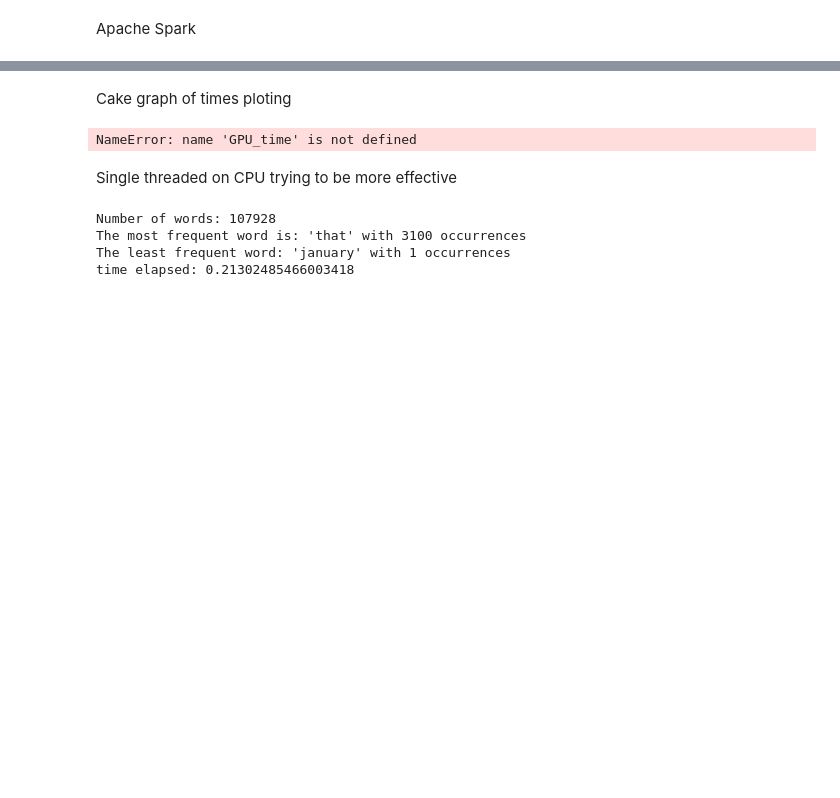
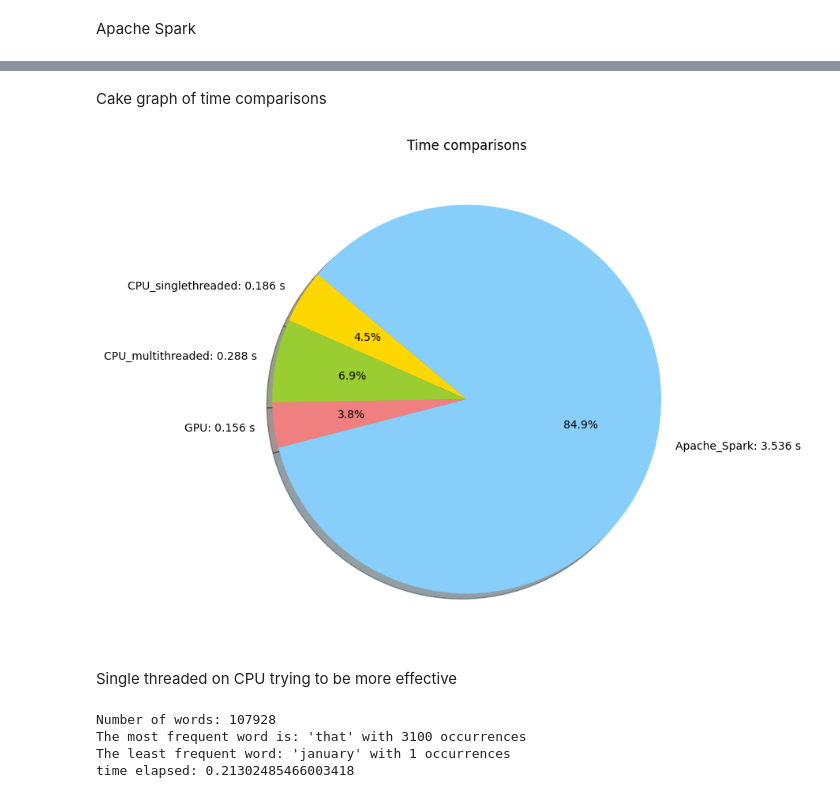
Before and after one commit to Fisev/PZP-Project, a Jupyter notebook: Project.ipynb, the cells around one changed output, grey strips where cells are left out. Drawn from its saved outputs; the diff is of its cells as text; code cells hidden in the pictures; blank space fills up the shorter version.

```diff
--- a/Project.ipynb
+++ b/Project.ipynb
@@ -316,23 +316,24 @@ time elapsed: 2.31203293800354
 # %% [markdown]
-Cake graph of times ploting
+Cake graph of time comparisons
 # %%
 import matplotlib.pyplot as plt
 
-labels = ['CPU_singlethreaded', 'CPU_multithreaded', 'GPU', 'Apache_Spark']
+labels = [f"CPU_singlethreaded: {CPU_single_thread_time:.3f} s", f"CPU_multithreaded: {CPU_multi_thread_time:.3f} s", f"GPU: {GPU_time:.3f} s", f"Apache_Spark: {ApacheSpark_time:.3f} s"]
 total_time = CPU_single_thread_time + CPU_multi_thread_time + GPU_time + ApacheSpark_time
 sizes = [CPU_single_thread_time/total_time, CPU_multi_thread_time/total_time, GPU_time /total_time, ApacheSpark_time/total_time]
 colors = ['gold', 'yellowgreen', 'lightcoral', 'lightskyblue']  # Slice colors
+explode = (0, 0, 0, 0)
 
 plt.figure(figsize=(8, 8))
 plt.pie(sizes, explode=explode, labels=labels, colors=colors, autopct='%1.1f%%', shadow=True, startangle=140)
 
 # Title for the chart
 plt.title('Time comparisons')
 
 # Display the chart
 plt.show()
 # %% [output]
-NameError: name 'GPU_time' is not defined
+[figure, added]
 # %% [markdown]
 Single threaded on CPU trying to be more effective
 # %%
```
Also changed, not shown: parts of 6 cells of this notebook.
